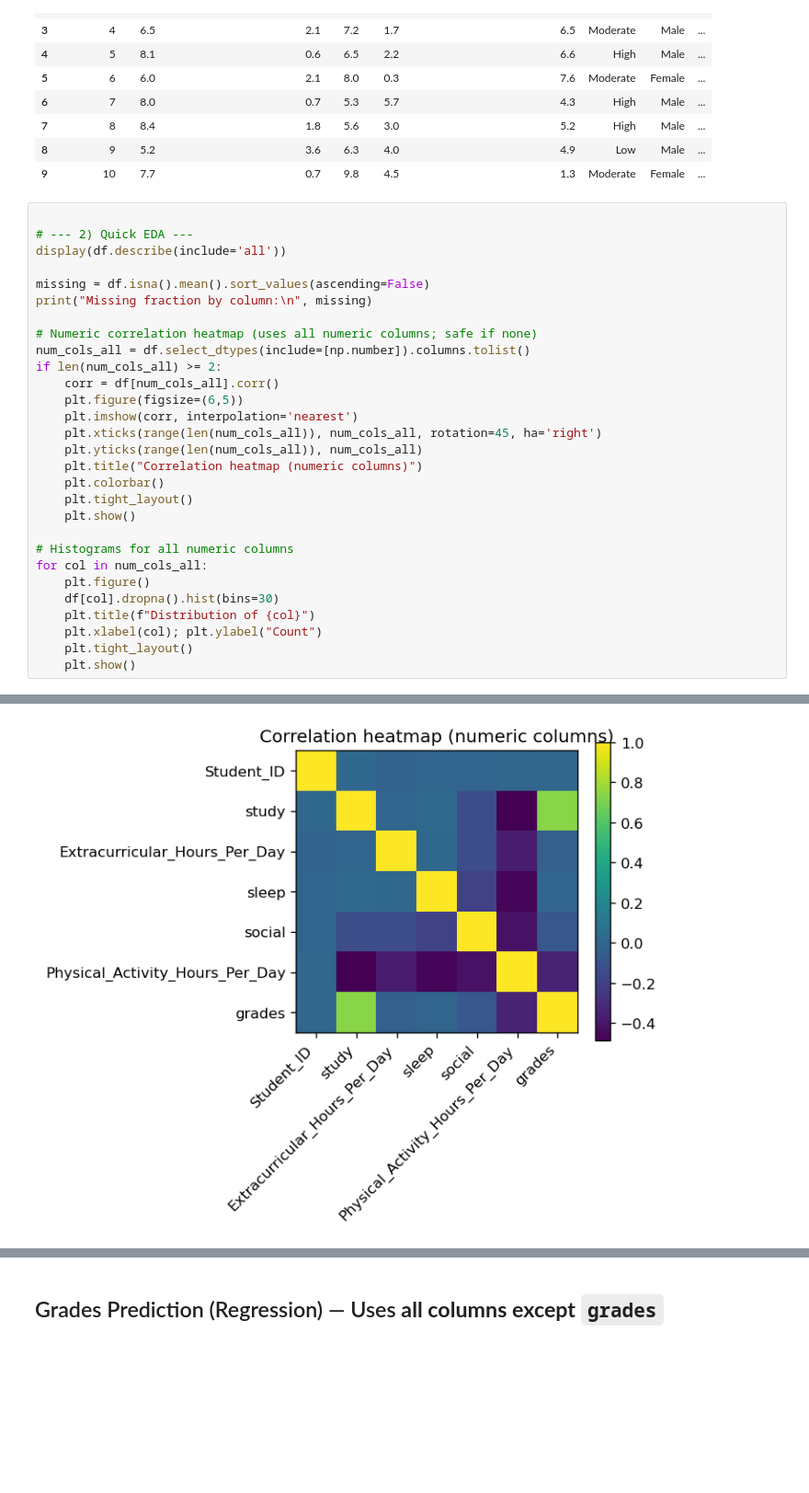
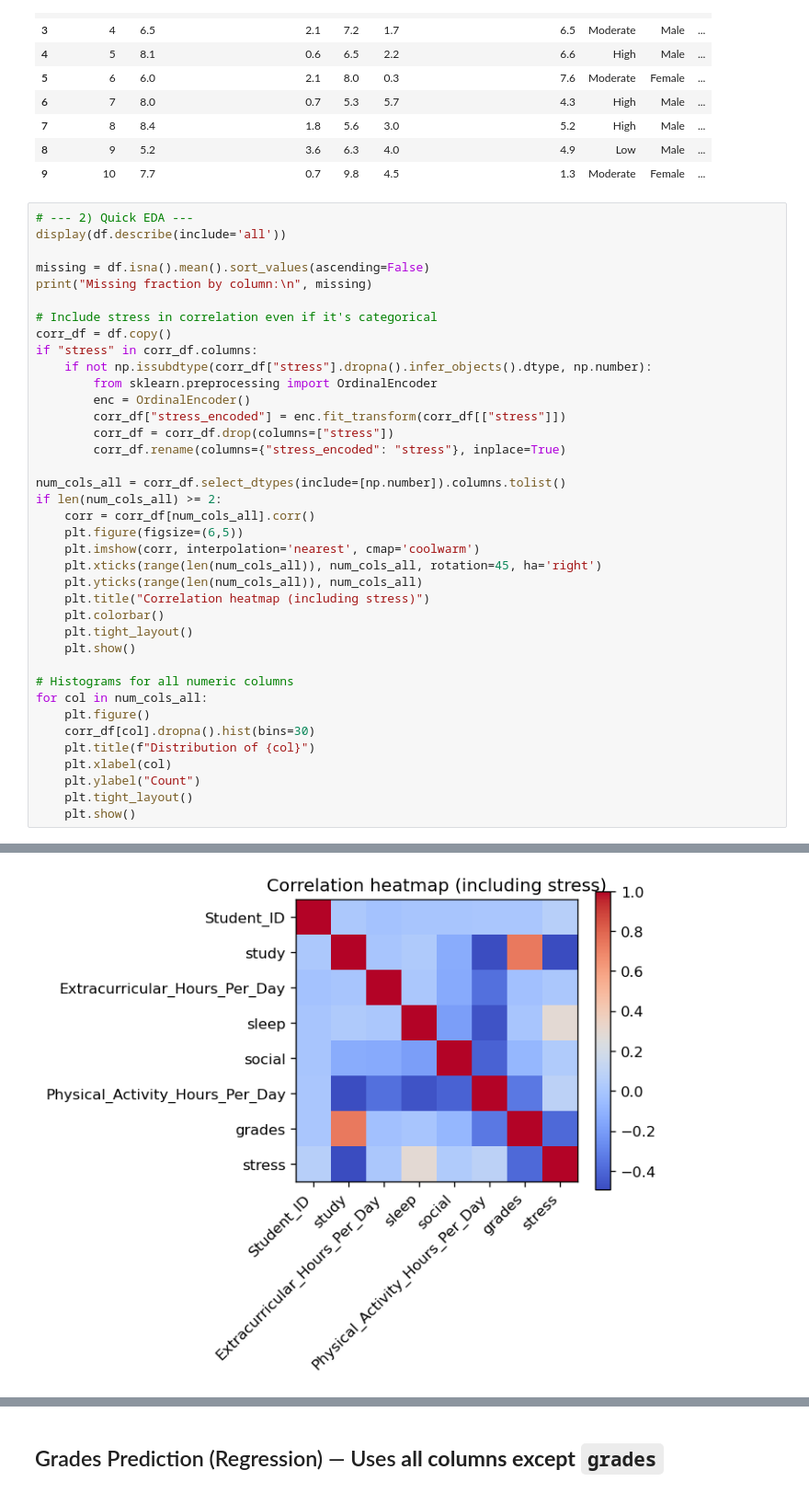
Before and after one commit to YongshiZhan/ece225_final_project, a Jupyter notebook: Student_Lifestyle_Project_Notebook.ipynb, the cells around one changed output, grey strips where cells are left out. Shown at 92% size. Drawn from its saved outputs; the diff is of its cells as text; blank space fills up the shorter version.

```diff
--- a/Student_Lifestyle_Project_Notebook.ipynb
+++ b/Student_Lifestyle_Project_Notebook.ipynb
@@ -64,22 +62,30 @@ Shape: (2000, 9)
 | 8 | 9 | 5.2 | 3.6 | 6.3 | 4.0 | 4.9 | Low | Male | ... |
 | 9 | 10 | 7.7 | 0.7 | 9.8 | 4.5 | 1.3 | Moderate | Female | ... |
 # %%
-
 # --- 2) Quick EDA ---
 display(df.describe(include='all'))
 
 missing = df.isna().mean().sort_values(ascending=False)
 print("Missing fraction by column:\n", missing)
 
-# Numeric correlation heatmap (uses all numeric columns; safe if none)
-num_cols_all = df.select_dtypes(include=[np.number]).columns.tolist()
+# Include stress in correlation even if it's categorical
+corr_df = df.copy()
+if "stress" in corr_df.columns:
+    if not np.issubdtype(corr_df["stress"].dropna().infer_objects().dtype, np.number):
+        from sklearn.preprocessing import OrdinalEncoder
+        enc = OrdinalEncoder()
+        corr_df["stress_encoded"] = enc.fit_transform(corr_df[["stress"]])
+        corr_df = corr_df.drop(columns=["stress"])
+        corr_df.rename(columns={"stress_encoded": "stress"}, inplace=True)
+
+num_cols_all = corr_df.select_dtypes(include=[np.number]).columns.tolist()
 if len(num_cols_all) >= 2:
-    corr = df[num_cols_all].corr()
+    corr = corr_df[num_cols_all].corr()
     plt.figure(figsize=(6,5))
-    plt.imshow(corr, interpolation='nearest')
+    plt.imshow(corr, interpolation='nearest', cmap='coolwarm')
     plt.xticks(range(len(num_cols_all)), num_cols_all, rotation=45, ha='right')
     plt.yticks(range(len(num_cols_all)), num_cols_all)
-    plt.title("Correlation heatmap (numeric columns)")
+    plt.title("Correlation heatmap (including stress)")
     plt.colorbar()
     plt.tight_layout()
     plt.show()
@@ -87,36 +93,37 @@ if len(num_cols_all) >= 2:
 # Histograms for all numeric columns
 for col in num_cols_all:
     plt.figure()
-    df[col].dropna().hist(bins=30)
+    corr_df[col].dropna().hist(bins=30)
     plt.title(f"Distribution of {col}")
-    plt.xlabel(col); plt.ylabel("Count")
+    plt.xlabel(col)
+    plt.ylabel("Count")
     plt.tight_layout()
     plt.show()
 # %% [output]
 |  | Student_ID | study | Extracurricular_Hours_Per_Day | sleep | social | Physical_Activity_Hours_Per_Day | stress | Gender | ... |
 | count | 2000.000000 | 2000.000000 | 2000.000000 | 2000.000000 | 2000.000000 | 2000.00000 | 2000 | 2000 | ... |
 | unique | NaN | NaN | NaN | NaN | NaN | NaN | 3 | 2 | ... |
 | top | NaN | NaN | NaN | NaN | NaN | NaN | High | Male | ... |
 | freq | NaN | NaN | NaN | NaN | NaN | NaN | 1029 | 1016 | ... |
 | mean | 1000.500000 | 7.475800 | 1.990100 | 7.501250 | 2.704550 | 4.32830 | NaN | NaN | ... |
 | std | 577.494589 | 1.423888 | 1.155855 | 1.460949 | 1.688514 | 2.51411 | NaN | NaN | ... |
 | min | 1.000000 | 5.000000 | 0.000000 | 5.000000 | 0.000000 | 0.00000 | NaN | NaN | ... |
 | 25% | 500.750000 | 6.300000 | 1.000000 | 6.200000 | 1.200000 | 2.40000 | NaN | NaN | ... |
 | 50% | 1000.500000 | 7.400000 | 2.000000 | 7.500000 | 2.600000 | 4.10000 | NaN | NaN | ... |
 | 75% | 1500.250000 | 8.700000 | 3.000000 | 8.800000 | 4.100000 | 6.10000 | NaN | NaN | ... |
 | max | 2000.000000 | 10.000000 | 4.000000 | 10.000000 | 6.000000 | 13.00000 | NaN | NaN | ... |
 Missing fraction by column:
  Student_ID                         0.0
 study                              0.0
 Extracurricular_Hours_Per_Day      0.0
 sleep                              0.0
 social                             0.0
 Physical_Activity_Hours_Per_Day    0.0
 stress                             0.0
 Gender                             0.0
 grades                             0.0
 dtype: float64
-[figure, old version]
+[figure, new version]
 [figure]
 [figure]
 [figure]
```
Also changed, not shown: parts of 5 cells of this notebook.
